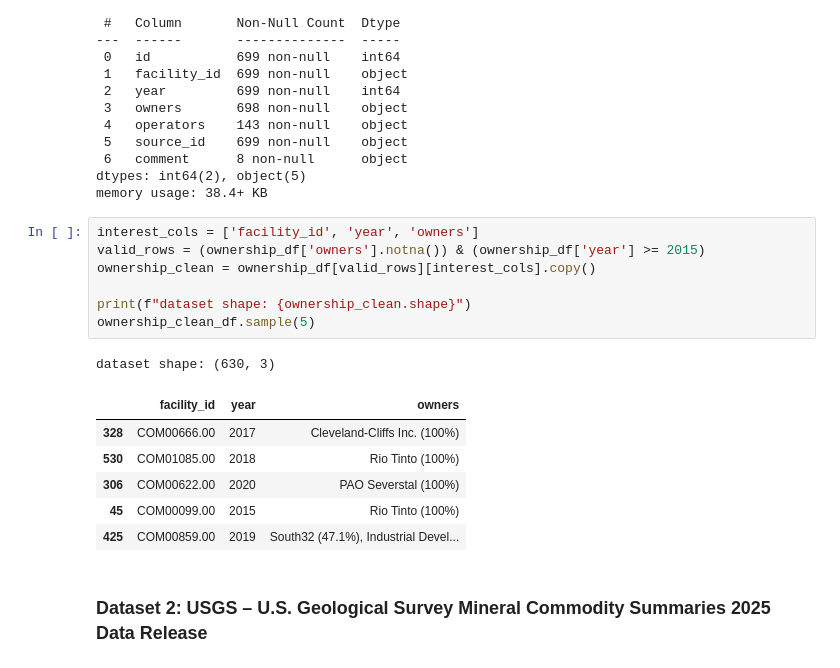
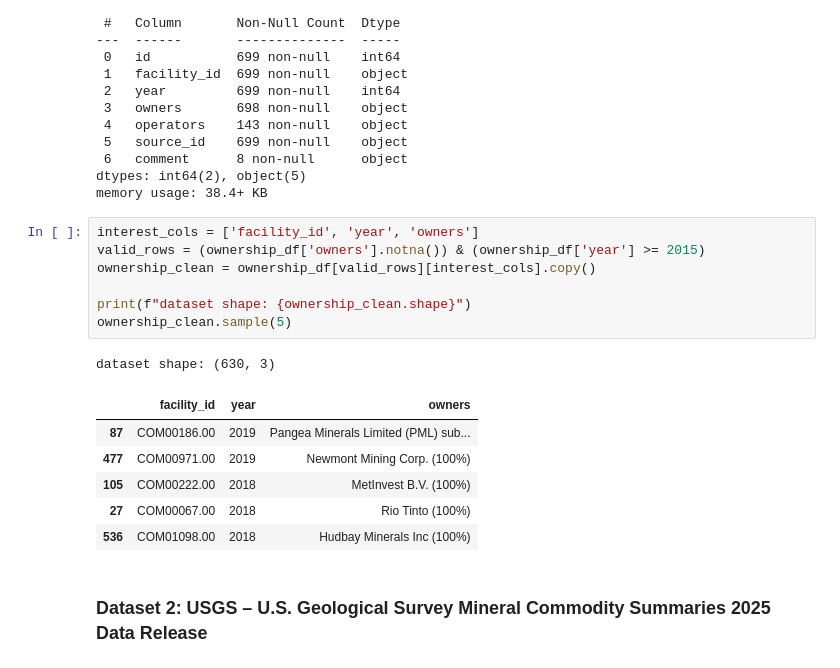
Before and after one commit to ShanJiang08/AI_Semiconductor_Project, a Jupyter notebook: data/data_clean.ipynb, the cells around one changed output. Saved outputs shown, nothing was run; the diff lists cells and outputs as text.

```diff
--- a/data/data_clean.ipynb
+++ b/data/data_clean.ipynb
@@ -114,18 +116,18 @@ memory usage: 38.4+ KB
 # %%
 interest_cols = ['facility_id', 'year', 'owners']
 valid_rows = (ownership_df['owners'].notna()) & (ownership_df['year'] >= 2015)
 ownership_clean = ownership_df[valid_rows][interest_cols].copy()
 
 print(f"dataset shape: {ownership_clean.shape}")
-ownership_clean_df.sample(5)
+ownership_clean.sample(5)
 # %% [output]
 dataset shape: (630, 3)
 |  | facility_id | year | owners |
-| 328 | COM00666.00 | 2017 | Cleveland-Cliffs Inc. (100%) |
-| 530 | COM01085.00 | 2018 | Rio Tinto (100%) |
-| 306 | COM00622.00 | 2020 | PAO Severstal (100%) |
-| 45 | COM00099.00 | 2015 | Rio Tinto (100%) |
-| 425 | COM00859.00 | 2019 | South32 (47.1%), Industrial Devel... |
+| 87 | COM00186.00 | 2019 | Pangea Minerals Limited (PML) sub... |
+| 477 | COM00971.00 | 2019 | Newmont Mining Corp. (100%) |
+| 105 | COM00222.00 | 2018 | MetInvest B.V. (100%) |
+| 27 | COM00067.00 | 2018 | Rio Tinto (100%) |
+| 536 | COM01098.00 | 2018 | Hudbay Minerals Inc (100%) |
 # %% [markdown]
 ### **Dataset 2**: USGS – U.S. Geological Survey Mineral Commodity Summaries 2025 Data Release
 # %%
```
Also changed, not shown: parts of 10 cells of this notebook, 1 other file.
